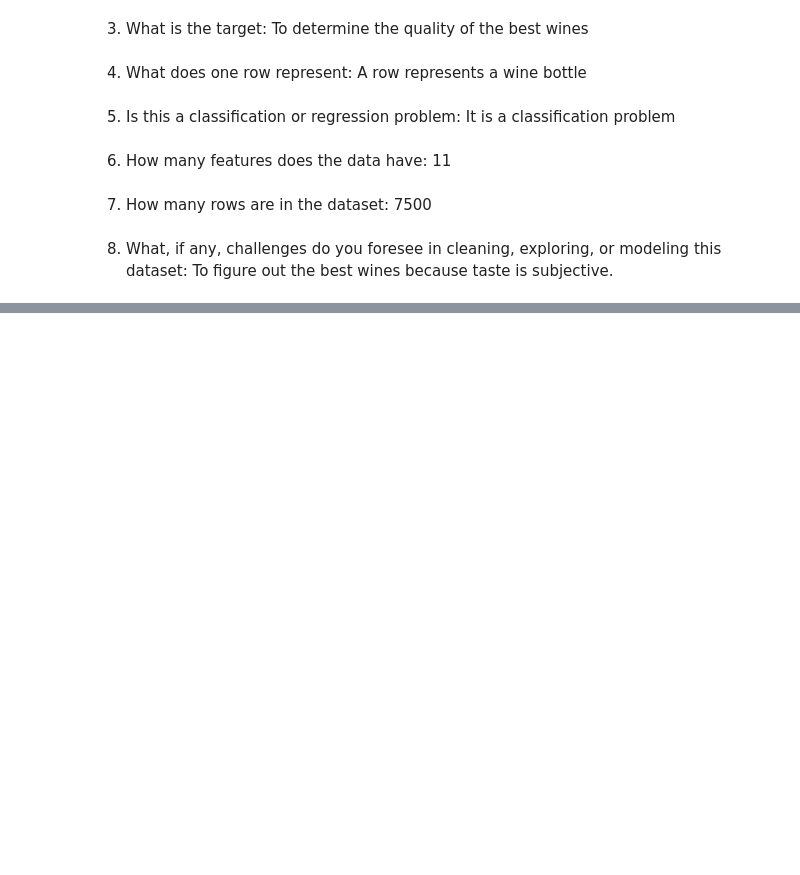
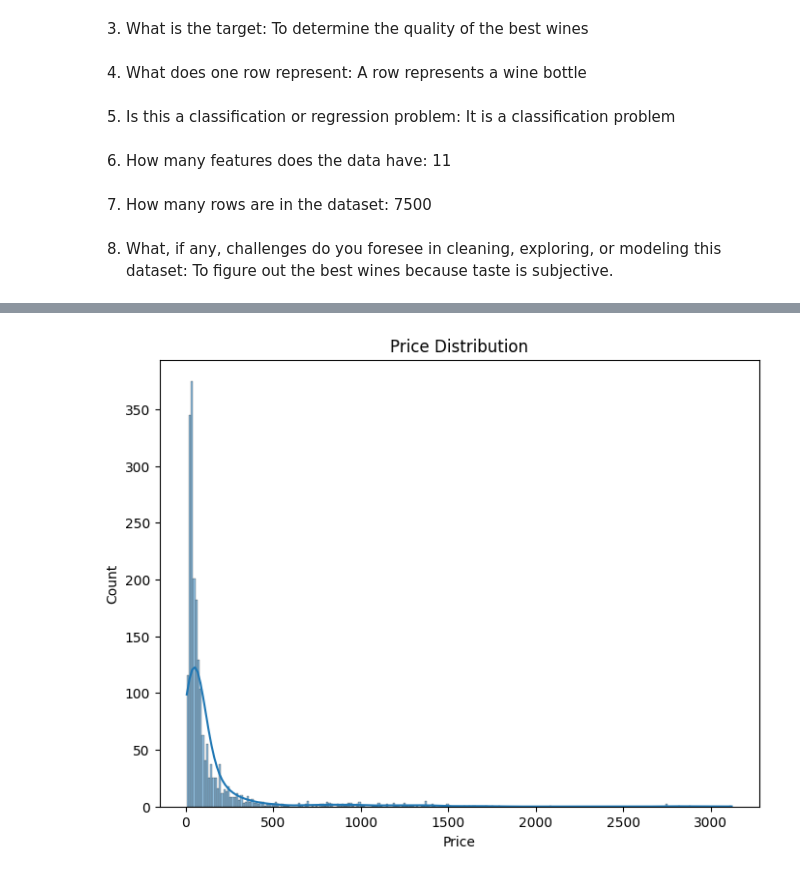
Before and after one commit to jrohn34/Cirrhosis_Classification, a Jupyter notebook: Project2.ipynb, the cells around one changed output, grey strips where cells are left out. Saved outputs shown, nothing was run; the diff lists cells and outputs as text; code cells hidden in the pictures; blank space fills up the shorter version.

```diff
--- a/Project2.ipynb
+++ b/Project2.ipynb
@@ -110,0 +127,16 @@ The following data contains the information collected from the Mayo Clinic trial
+# %%
+df_wine['year'] = pd.to_numeric(df_wine['year'], errors='coerce')
+median_year = df_wine['year'].median() #Calculate the mode of year
+df_wine['year'].fillna(median_year, inplace = True)
+df_wine['year'] = df_wine['year'].astype(int)
+# %%
+mode_type = df_wine['type'].mode()[0]  # Calculate the mode of type
+df_wine['type'].fillna(mode_type, inplace=True)
+# %%
+df_wine['body'] = pd.to_numeric(df_wine['body'], errors='coerce')
+mean_body = df_wine['body'].mean()  # Calculate the mean of body
+df_wine['body'].fillna(mean_body, inplace=True)
+# %%
+df_wine['acidity'] = pd.to_numeric(df_wine['acidity'], errors='coerce')
+mean_acidity = df_wine['acidity'].mean()  # Calculate the mean of acidity
+df_wine['acidity'].fillna(mean_acidity, inplace=True)
@@ -110,0 +166,9 @@ The following data contains the information collected from the Mayo Clinic trial
+# %%
+plt.figure(figsize=(8, 6))
+sns.histplot(df_wine['price'], kde=True)
+plt.title('Price Distribution')
+plt.xlabel('Price')
+plt.ylabel('Count')
+plt.show()
+# %% [output]
+[figure, added]
```
Also changed, not shown: parts of 49 cells of this notebook.
